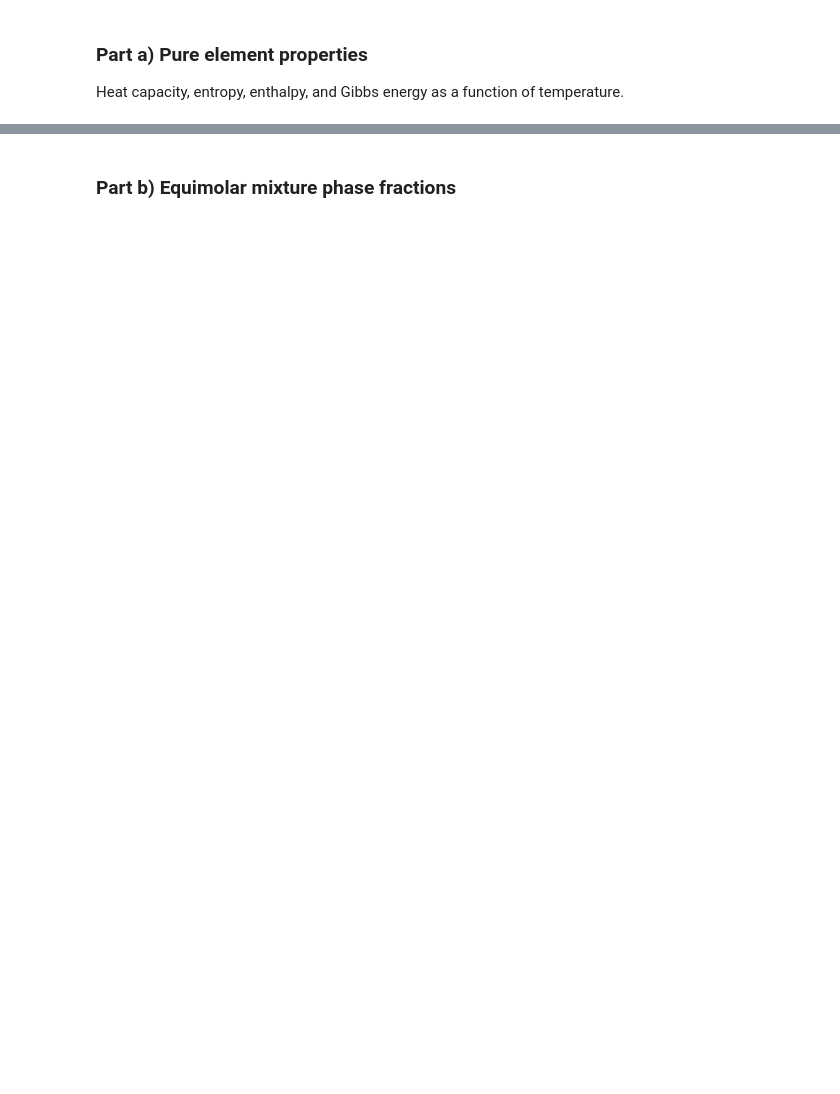
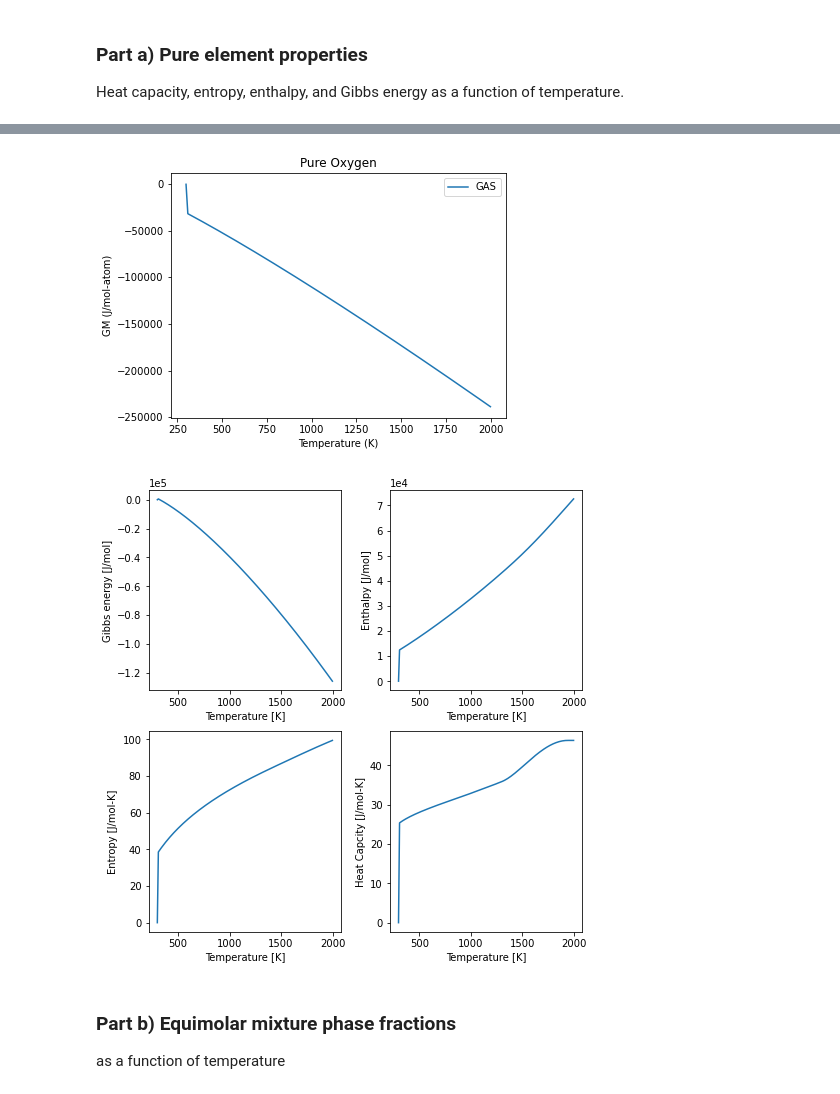
Before and after one commit to jkboualavong/MATSE580-pycalphad, a Jupyter notebook: Homework2/TiO Properties.ipynb, the cells around one changed output, grey strips where cells are left out. Saved outputs shown, nothing was run; the diff lists cells and outputs as text; code cells hidden in the pictures; blank space fills up the shorter version.

```diff
--- a/Homework2/TiO Properties.ipynb
+++ b/Homework2/TiO Properties.ipynb
@@ -61,2 +110,79 @@ print(Cu_liq_GM.GM.squeeze().shape)
+# %%
+# Repeat for oxygen
+import matplotlib.pyplot as plt
+import numpy as np
+from pycalphad import Database, calculate, equilibrium, variables as v
+#from PT import PT_phase_diagram
+
+# Conditions
+P = 101325 # [=] Pa, pressure = 1 atm
+T_lo = 298 # [=] K, low temperature bound
+T_hi = 2000 # [=] K, high temperature bound
+N = 1 # [=] mole
+
+## Properties of pure oxygen
+# Relevant phases for pure O:
+phases_O = ['GAS']
+
+# Gibbs energy of different phases
+plt.figure(figsize = [6, 4.5])
+for phase in phases_O:
+    O_GM = calculate(db, ['O', 'VA'], phase, P=P, T=(T_lo, T_hi, 10), N=N)
+    plt.plot(O_GM.T, O_GM.GM.squeeze(), label = phase)
+plt.legend()
+plt.xlabel('Temperature (K)')
+plt.ylabel('GM (J/mol-atom)')
+plt.title('Pure Oxygen')
+plt.show()
+
+# Equilibrium characteristics
+conditions = {  # mapping of state variable to values
+    v.N: 1,
+    v.P: 101325,
+    # for now, only temperature has a range. If multiple variables have ranges, all combinations are calculated
+    v.T: (T_lo, T_hi, 10),
+}
+# Start figure
+fig, ax = plt.subplots(figsize = [7, 7], sharex=True)
+
+# Gibbs energy
+O_gm = equilibrium(db, ['O'], phases_O, conditions, output='GM')
+plt.subplot(2,2,1)
+plt.plot(Ti_gm.T, Ti_gm.GM.squeeze())
+plt.xlabel("Temperature [K]")
+plt.ylabel("Gibbs energy [J/mol]")
+plt.ticklabel_format(axis = 'y', style = 'sci', scilimits = [-3, 3])
+
+# Heat capacity
+O_cp = equilibrium(db, ['O'], phases_O, conditions, output='CPM')
+plt.subplot(2,2,4)
+plt.plot(Ti_cp.T, Ti_cp.CPM.squeeze())
+plt.xlabel("Temperature [K]")
+plt.ylabel("Heat Capcity [J/mol-K]")
+plt.ticklabel_format(axis = 'y', style = 'sci', scilimits = [-3, 3])
+
+# Entropy
+O_sm = equilibrium(db, ['O'], phases_O, conditions, output='SM')
+plt.subplot(2,2,3)
+plt.plot(Ti_sm.T, Ti_sm.SM.squeeze())
+plt.xlabel("Temperature [K]")
+plt.ylabel("Entropy [J/mol-K]")
+plt.ticklabel_format(axis = 'y', style = 'sci', scilimits = [-3, 3])
+
+# Enthalpy
+O_hm = equilibrium(db, ['O'], phases_O, conditions, output='HM')
+plt.subplot(2,2,2)
+plt.plot(Ti_hm.T, Ti_hm.HM.squeeze())
+plt.xlabel("Temperature [K]")
+plt.ylabel("Enthalpy [J/mol]")
+plt.ticklabel_format(axis = 'y', style = 'sci', scilimits = [-3, 3])
+
+# Space the figure out more for ease of viewing
+fig.tight_layout(pad=1.0)
+plt.show()
+# %% [output]
+[figure, added]
+[figure, added]
 # %% [markdown]
 ### Part b) Equimolar mixture phase fractions
+as a function of temperature
```
Also changed, not shown: parts of 8 cells of this notebook.
